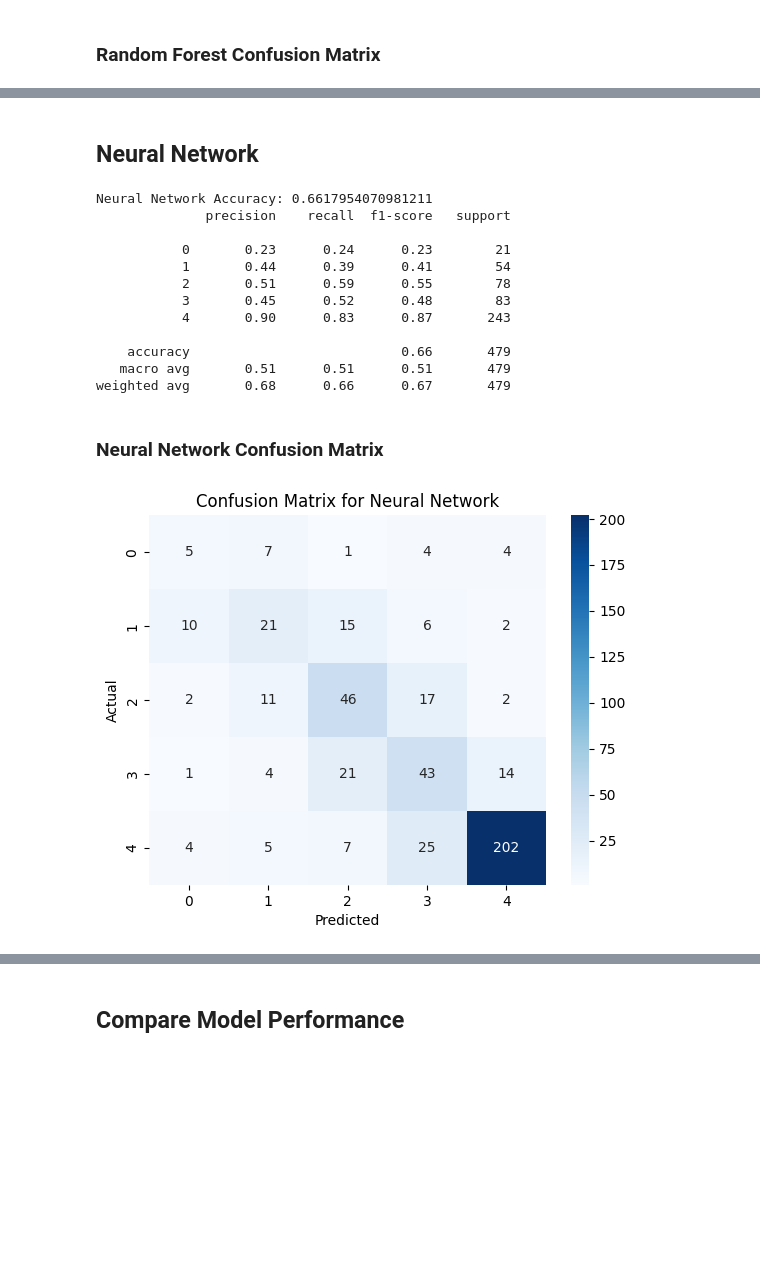
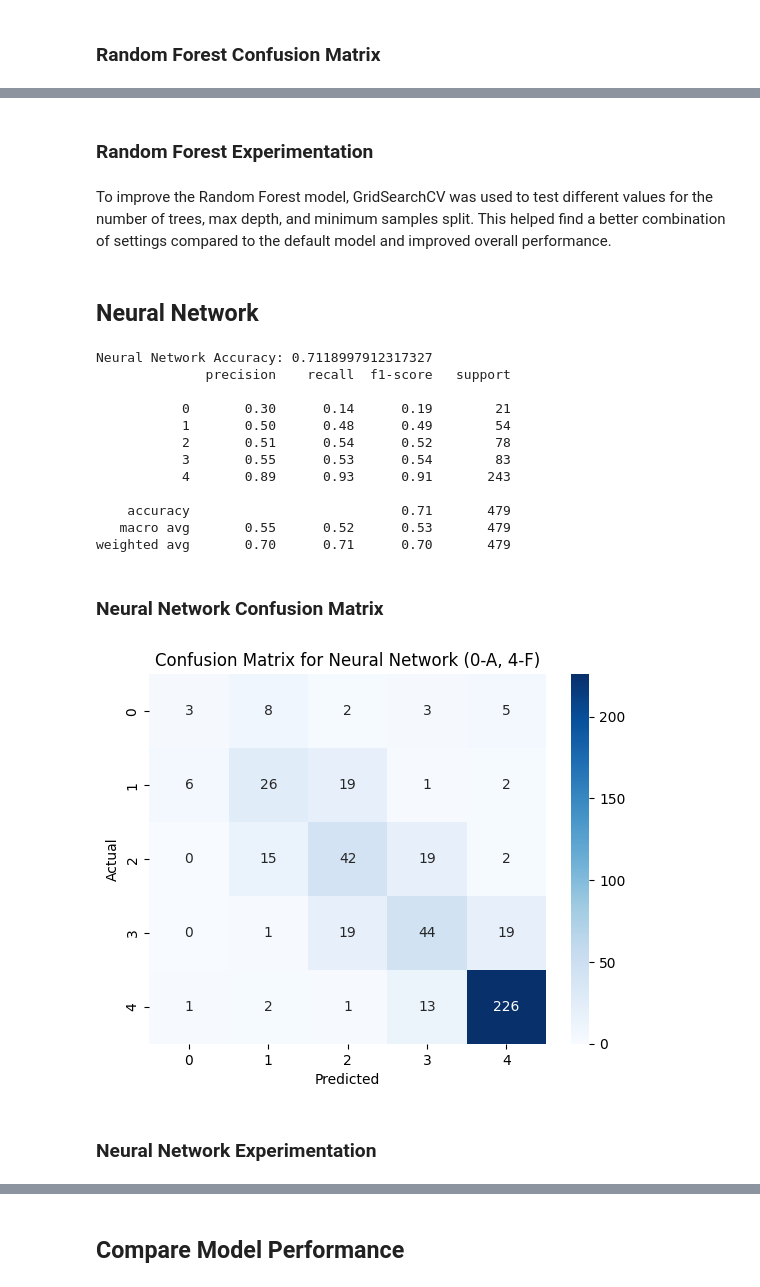
Before and after one commit to slogan02/Final_Project, a Jupyter notebook: Final_Project.ipynb, the cells around one changed output, grey strips where cells are left out. Saved outputs shown, nothing was run; the diff lists cells and outputs as text; code cells hidden in the pictures; blank space fills up the shorter version.

```diff
--- a/Final_Project.ipynb
+++ b/Final_Project.ipynb
@@ -172,6 +201,12 @@ df['TotalSupport'] = df['ParentalSupport'] + df['Tutoring']
 
 # Activity engagement
 df['ActivityScore'] = df['Sports'] + df['Music'] + df['Volunteering']
+
+# Support by Activity
+df['SupportPerActivity'] = df['TotalSupport'] / (df['Extracurricular'] + 1)
+
+# Risk Score
+df['RiskScore'] = df['Absences'] * (1 / (df['StudyTimeWeekly'] + 1))
 # %% [markdown]
 1. **Study Effiency**
 The formula is 'StudyEfficiency' = 'StudyTimeWeekly' / ('Absences' + 1)
@@ -211,8 +253,10 @@ X_test = scaler.transform(X_test)
 ## **Random Forest**
 # %%
 ## Random Forest
+from sklearn.ensemble import RandomForestClassifier
+from sklearn.model_selection import GridSearchCV
 # Initialize Classifier
-rf = RandomForestClassifier(n_estimators=100, random_state=42)
+rf = RandomForestClassifier(max_depth=10, n_estimators=500, min_samples_split=2, min_samples_leaf = 1, random_state=42)
 
 # Train Model
 rf.fit(X_train, y_train)
@@ -236,0 +281,20 @@ weighted avg       0.71      0.72      0.71       479
+# %%
+# Parameter Grid
+param_grid = {
+    'n_estimators': [100, 500],
+    'max_depth': [5, 10, None],
+    'min_samples_split': [2, 5]
+}
+
+grid = GridSearchCV(
+    RandomForestClassifier(random_state=42),
+    param_grid,
+    cv=5,
+    scoring='f1_weighted',
+    n_jobs=-1
+)
+
+grid.fit(X_train, y_train)
+
+best_rf = grid.best_estimator_
+best_rf
@@ -251,9 +318,14 @@ plt.show()
+# %% [markdown]
+### Random Forest Experimentation
+# %% [markdown]
+To improve the Random Forest model, GridSearchCV was used to test different values for the number of trees, max depth, and minimum samples split. This helped find a better combination of settings compared to the default model and improved overall performance.
 # %% [markdown]
 ## **Neural Network**
 # %%
 ## Neural Network
+from sklearn.neural_network import MLPClassifier
 # Initialize Classifier
-nn = MLPClassifier(hidden_layer_sizes=(64, 32), max_iter=500, random_state=42)
+nn = MLPClassifier(hidden_layer_sizes=(32, ), max_iter=100, random_state=42)
 
 # Train Model
 nn.fit(X_train, y_train)
@@ -263,29 +335,31 @@ nn_preds = nn.predict(X_test)
 print("Neural Network Accuracy:", accuracy_score(y_test, nn_preds))
 print(classification_report(y_test, nn_preds))
 # %% [output]
-Neural Network Accuracy: 0.6617954070981211
+Neural Network Accuracy: 0.7118997912317327
               precision    recall  f1-score   support
 
-           0       0.23      0.24      0.23        21
-           1       0.44      0.39      0.41        54
-           2       0.51      0.59      0.55        78
-           3       0.45      0.52      0.48        83
-           4       0.90      0.83      0.87       243
+           0       0.30      0.14      0.19        21
+           1       0.50      0.48      0.49        54
+           2       0.51      0.54      0.52        78
+           3       0.55      0.53      0.54        83
+           4       0.89      0.93      0.91       243
 
-    accuracy                           0.66       479
-   macro avg       0.51      0.51      0.51       479
-weighted avg       0.68      0.66      0.67       479
+    accuracy                           0.71       479
+   macro avg       0.55      0.52      0.53       479
+weighted avg       0.70      0.71      0.70       479
 # %% [markdown]
 ### **Neural Network Confusion Matrix**
 # %%
 # Create Confusion Matrix
 cm = confusion_matrix(y_test, nn_preds)
 # Generate Heatmap
 sns.heatmap(cm, annot=True, fmt='d', cmap='Blues', xticklabels=True, yticklabels=True)
 # Labeling
 plt.xlabel('Predicted')
 plt.ylabel('Actual')
-plt.title('Confusion Matrix for Neural Network')
+plt.title('Confusion Matrix for Neural Network (0-A, 4-F)')
 plt.show()
 # %% [output]
-[figure, old version]
+[figure, new version]
+# %% [markdown]
+### Neural Network Experimentation
```
Also changed, not shown: parts of 30 cells of this notebook.
